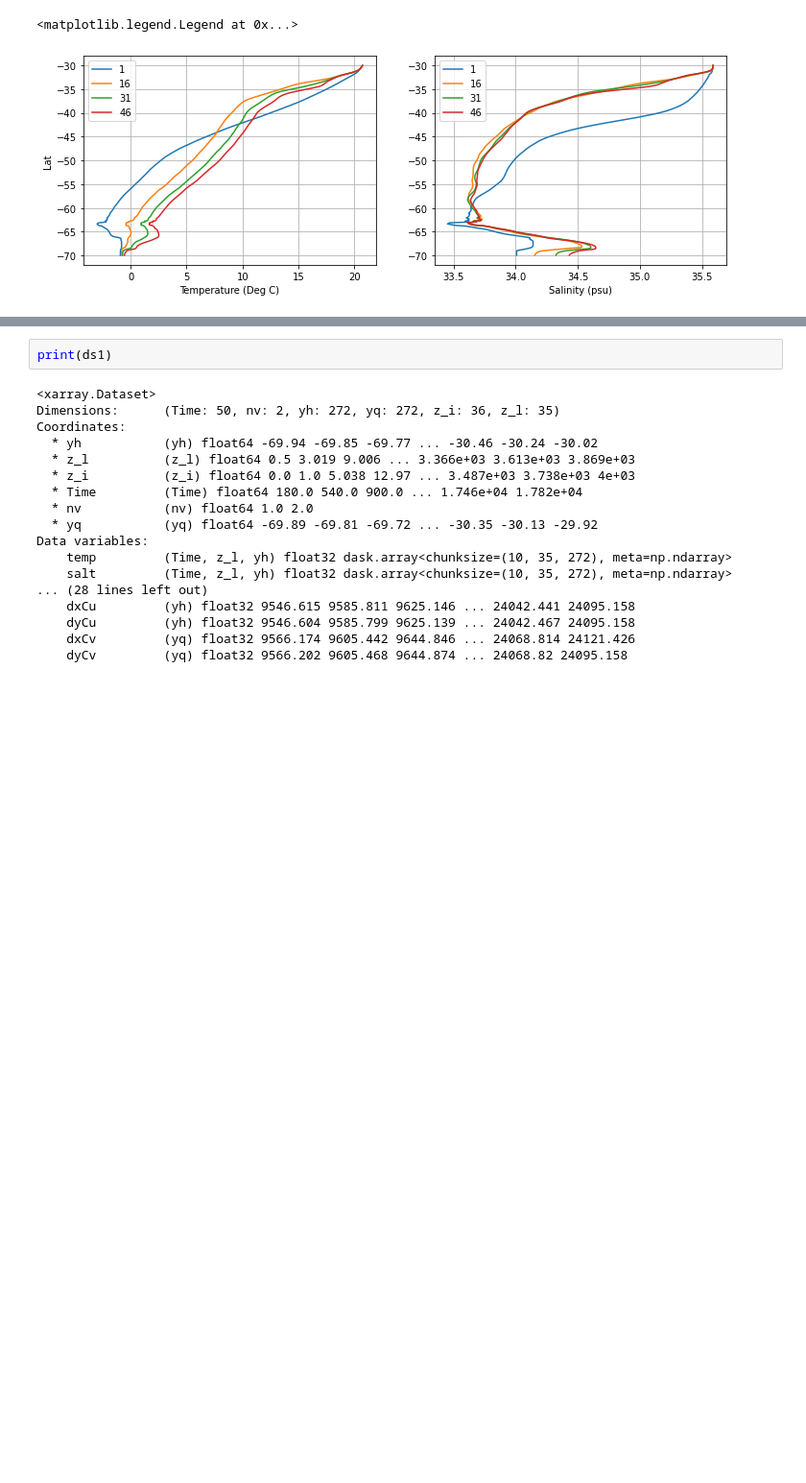
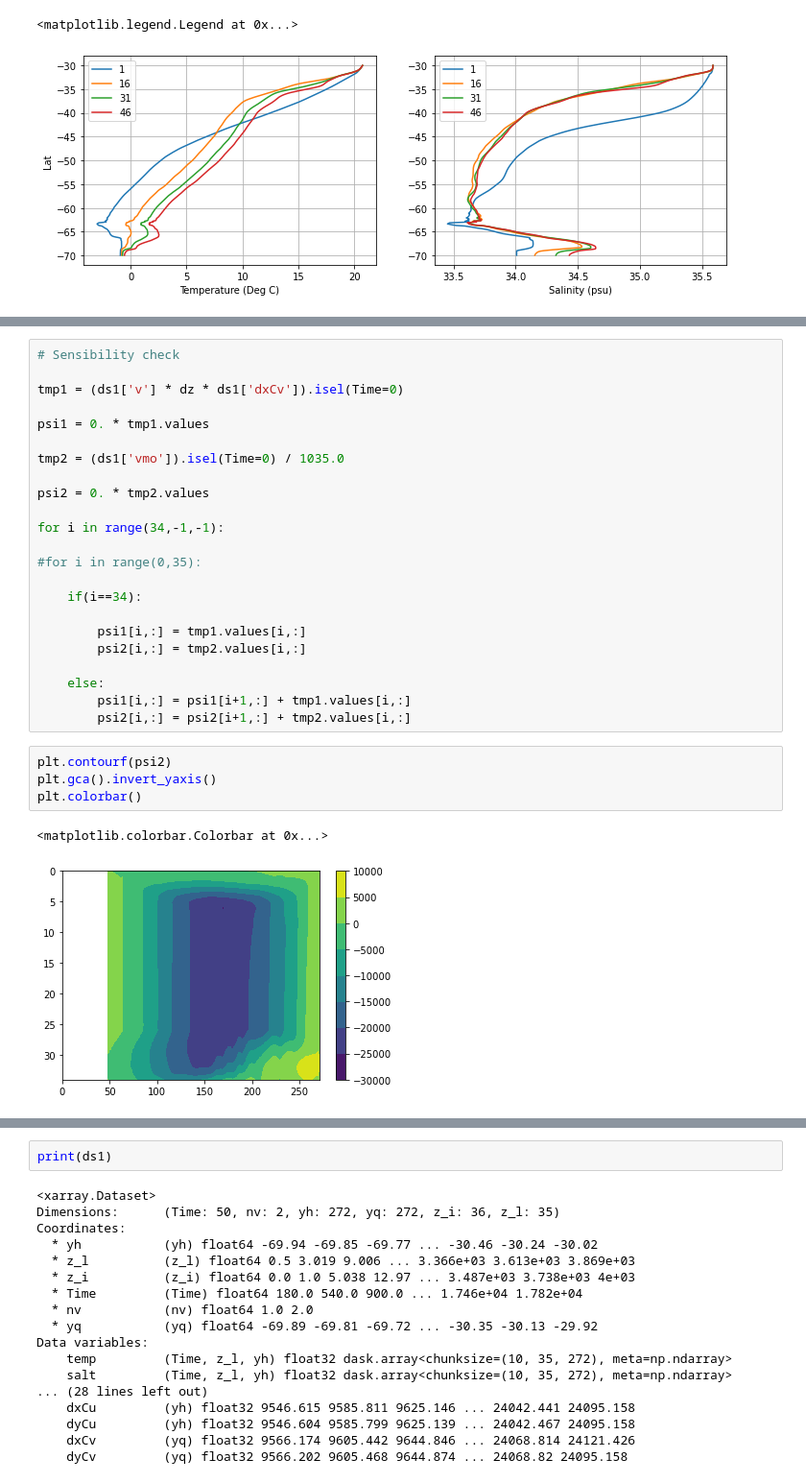
Before and after one commit to hmkhatri/MOM6-Channel-Southern-Ocean, a Jupyter notebook: Analysis/TS_025_Test.ipynb, the cells around one changed output, grey strips where cells are left out. Shown at 96% size. Cells and saved outputs as stored; diff of their text form; blank space fills up the shorter version.

```diff
--- a/Analysis/TS_025_Test.ipynb
+++ b/Analysis/TS_025_Test.ipynb
@@ -367,0 +403,30 @@ plt.gca().invert_yaxis()
+# %%
+# Sensibility check
+
+tmp1 = (ds1['v'] * dz * ds1['dxCv']).isel(Time=0)
+
+psi1 = 0. * tmp1.values
+
+tmp2 = (ds1['vmo']).isel(Time=0) / 1035.0
+
+psi2 = 0. * tmp2.values
+
+for i in range(34,-1,-1):
+
+#for i in range(0,35):
+
+    if(i==34):
+
+        psi1[i,:] = tmp1.values[i,:]
+        psi2[i,:] = tmp2.values[i,:]
+
+    else:
+        psi1[i,:] = psi1[i+1,:] + tmp1.values[i,:]
+        psi2[i,:] = psi2[i+1,:] + tmp2.values[i,:]
+# %%
+plt.contourf(psi2)
+plt.gca().invert_yaxis()
+plt.colorbar()
+# %% [output]
+<matplotlib.colorbar.Colorbar at 0x...>
+[figure, added]
```
Also changed, not shown: parts of 16 cells of this notebook.
